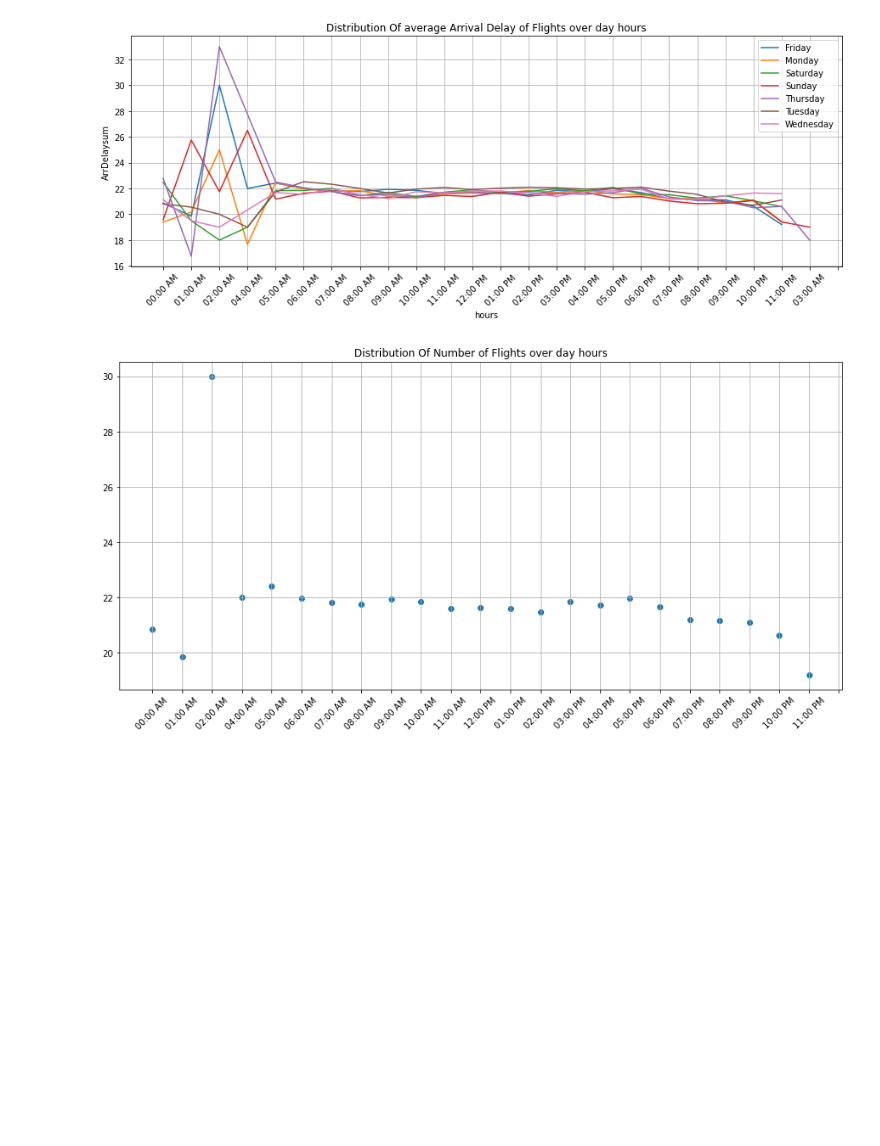
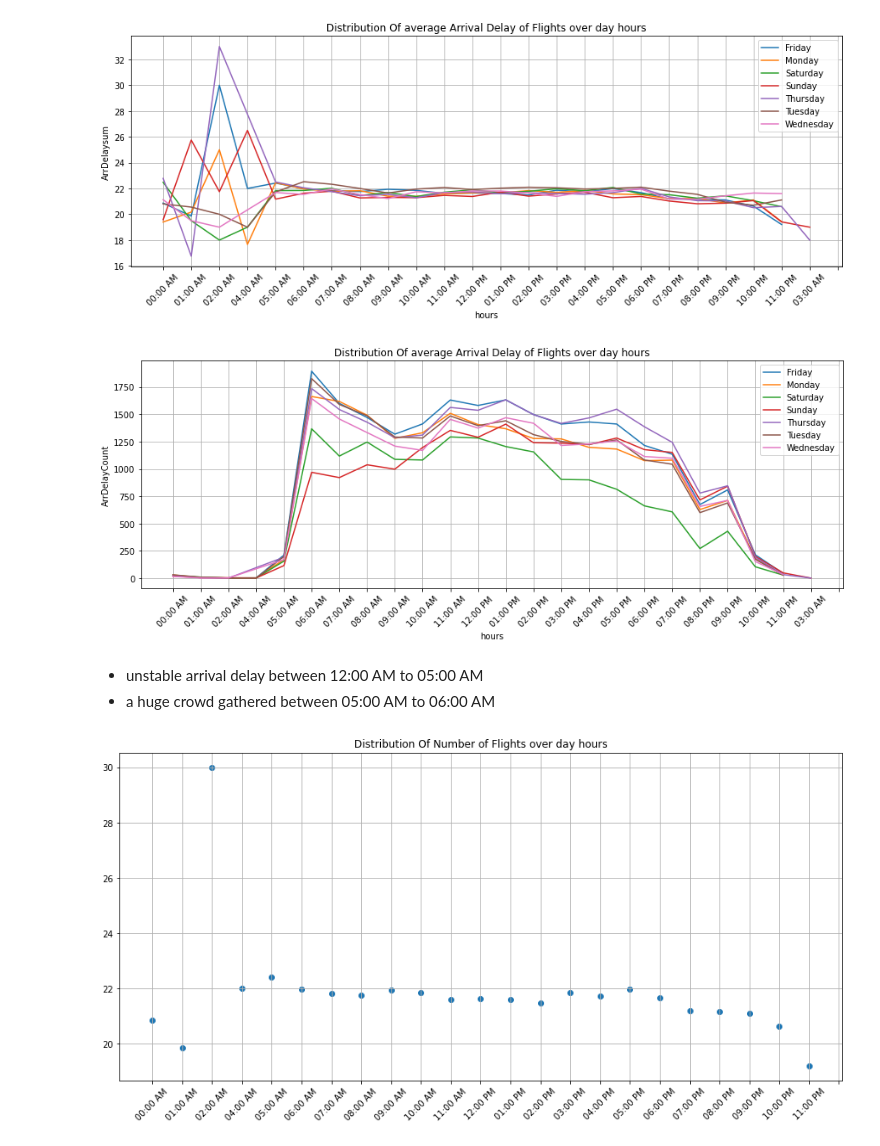
Before and after one commit to mlotfic/Communicate-Dtata-Finding, a Jupyter notebook: notebooks/explanatory.ipynb, the cells around one changed output. Drawn from its saved outputs; the diff is of its cells as text; code cells hidden in the pictures; blank space fills up the shorter version.

```diff
--- a/notebooks/explanatory.ipynb
+++ b/notebooks/explanatory.ipynb
@@ -221,6 +304,20 @@ plt.grid()
 ax.legend();
 # %% [output]
 [figure]
+# %%
+plt.figure(figsize=(15,5))
+ax = plt.gca()
+plt.title("Distribution Of average Arrival Delay of Flights over day hours")
+plt.xticks(ticks = df.hours.index, rotation=45)
+for day in df.DayOfWeek.unique():
+    sns.lineplot(data = df[df['DayOfWeek'] == day], x='hours', y='ArrDelayCount', ax=ax, legend=False, label=day)
+plt.grid()
+ax.legend();
+# %% [output]
+[figure, added]
+# %% [markdown]
+- unstable arrival delay between 12:00 AM to 05:00 AM
+- a huge crowd gathered between 05:00 AM to 06:00 AM
 # %%
 plt.figure(figsize=(15,7))
 ax = plt.gca()
```
Also changed, not shown: parts of 28 cells of this notebook.
